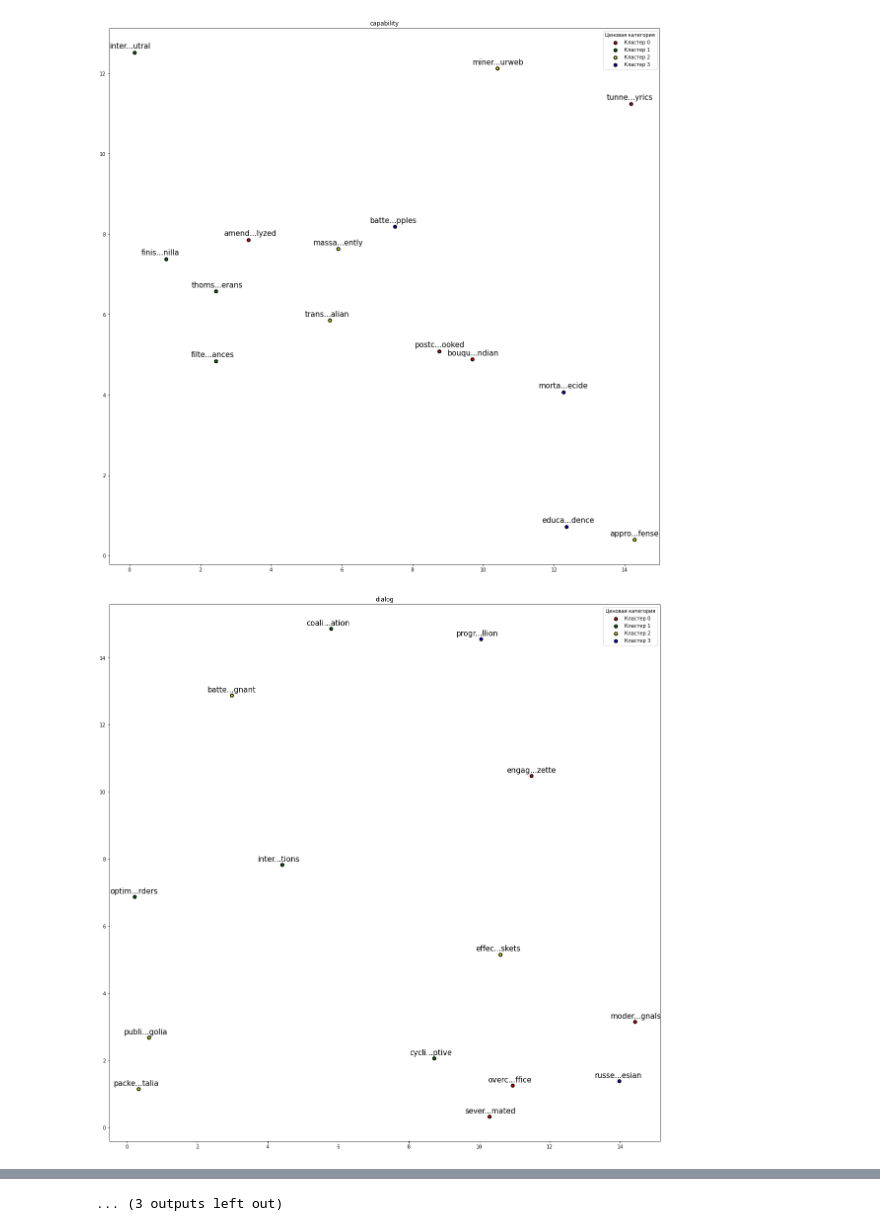
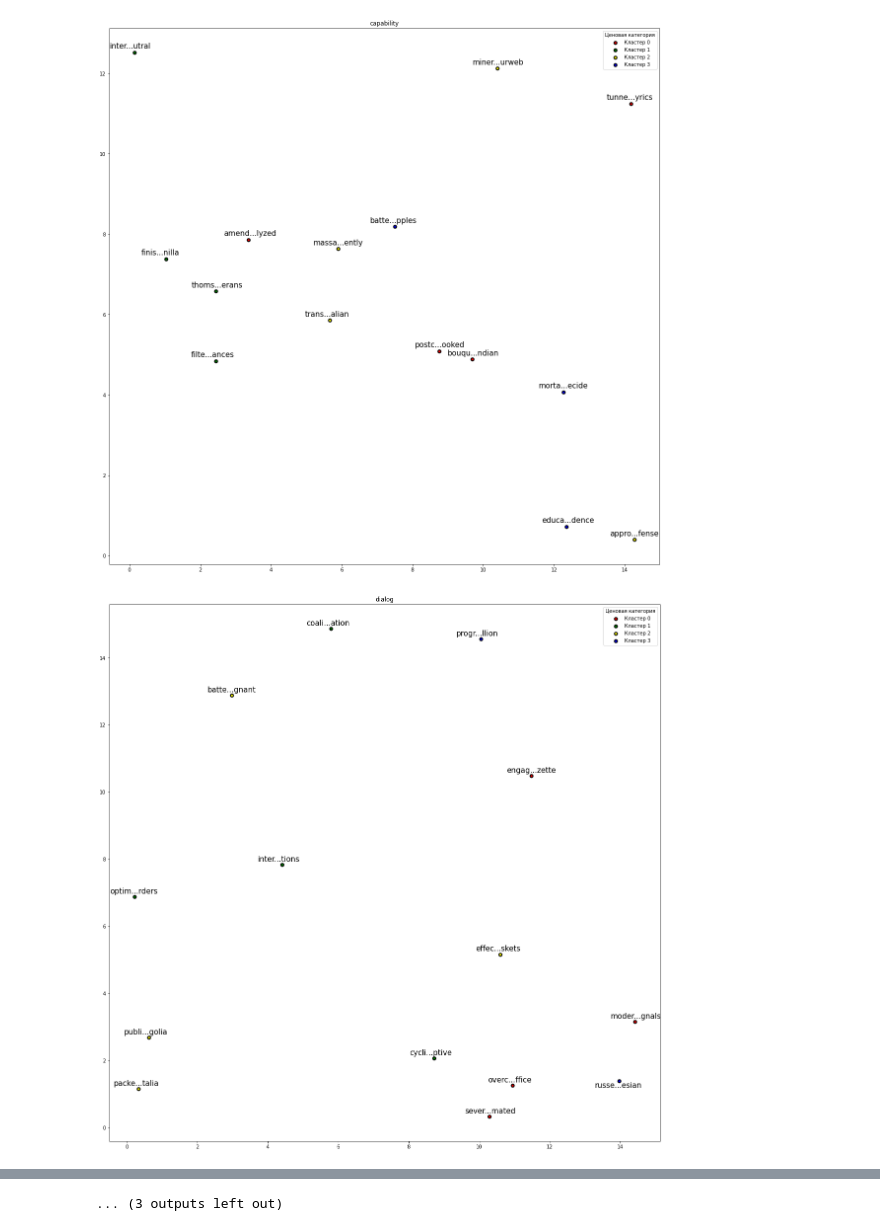
Before and after one commit to ianoxx/Test-Junior-Data-Analyst, a Jupyter notebook: code_part2.ipynb, the cells around one changed output, grey strips where cells are left out. Saved outputs shown, nothing was run; the diff lists cells and outputs as text; code cells hidden in the pictures.

```diff
--- a/code_part2.ipynb
+++ b/code_part2.ipynb
@@ -50,26 +50,31 @@ areas
  'winner',
  'worlds']
 # %%
+a = 0
 for key in areas:
     df = dict_df[key]
     colors = {'Кластер 0': 'red', 'Кластер 1': 'green', 'Кластер 2': 'yellow', 'Кластер 3': 'blue'}
     fig, ax = plt.subplots(figsize=(20, 20))
     for cluster_name in colors:
         color = colors[cluster_name]
         data = df[df['cluster_name'] == cluster_name]
         ax.scatter(data['x'], data['y'], color=color, linewidths=2, label=cluster_name,  edgecolors = 'black')
     for i in range(len(df)):
-        ax.text(df.iloc[i,:]['x']-0.7, df.iloc[i,:]['y']+0.1, df.iloc[i,:]['keyword'][:5]+'...'+df.iloc[i,:]['keyword'][len(df.iloc[i,:]['keyword'])-5:], fontsize=15)
+        if (df.iloc[i,:]['keyword'] == 'sounds belarus easily') or (df.iloc[i,:]['keyword'] =='cincinnati fundamentals') or (df.iloc[i,:]['keyword'] =='russell indonesian') or (df.iloc[i,:]['keyword'] =='operating stevens'):
+            a = -0.3
+        else:
+            a = 0
+        ax.text(df.iloc[i,:]['x']-0.7, df.iloc[i,:]['y']+0.1+a, df.iloc[i,:]['keyword'][:5]+'...'+df.iloc[i,:]['keyword'][len(df.iloc[i,:]['keyword'])-5:], fontsize=15)
     ax.legend(loc='upper right', title="Ценовая категория")
     plt.title(key)
     plt.xlabel('')
     plt.ylabel('')
     plt.savefig('data/results/'+key+'.png', bbox_inches = 'tight', dpi = 100, facecolor = 'white')
 # %% [output]
 [figure]
 [figure]
 [figure]
-[figure, old version]
+[figure, new version]
 [figure]
 [figure]
 [figure]
```
Also changed, not shown: parts of 1 cell of this notebook, 6 other files.
